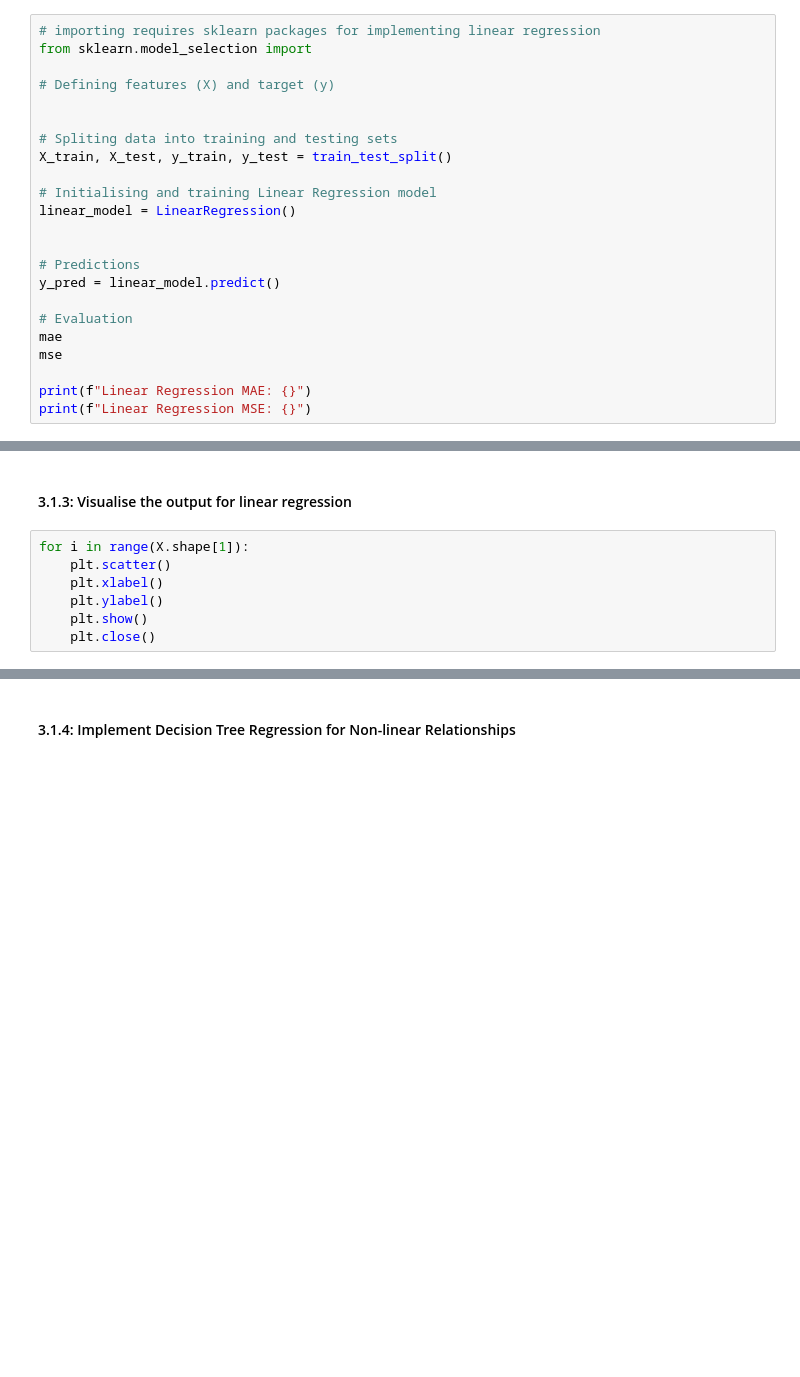
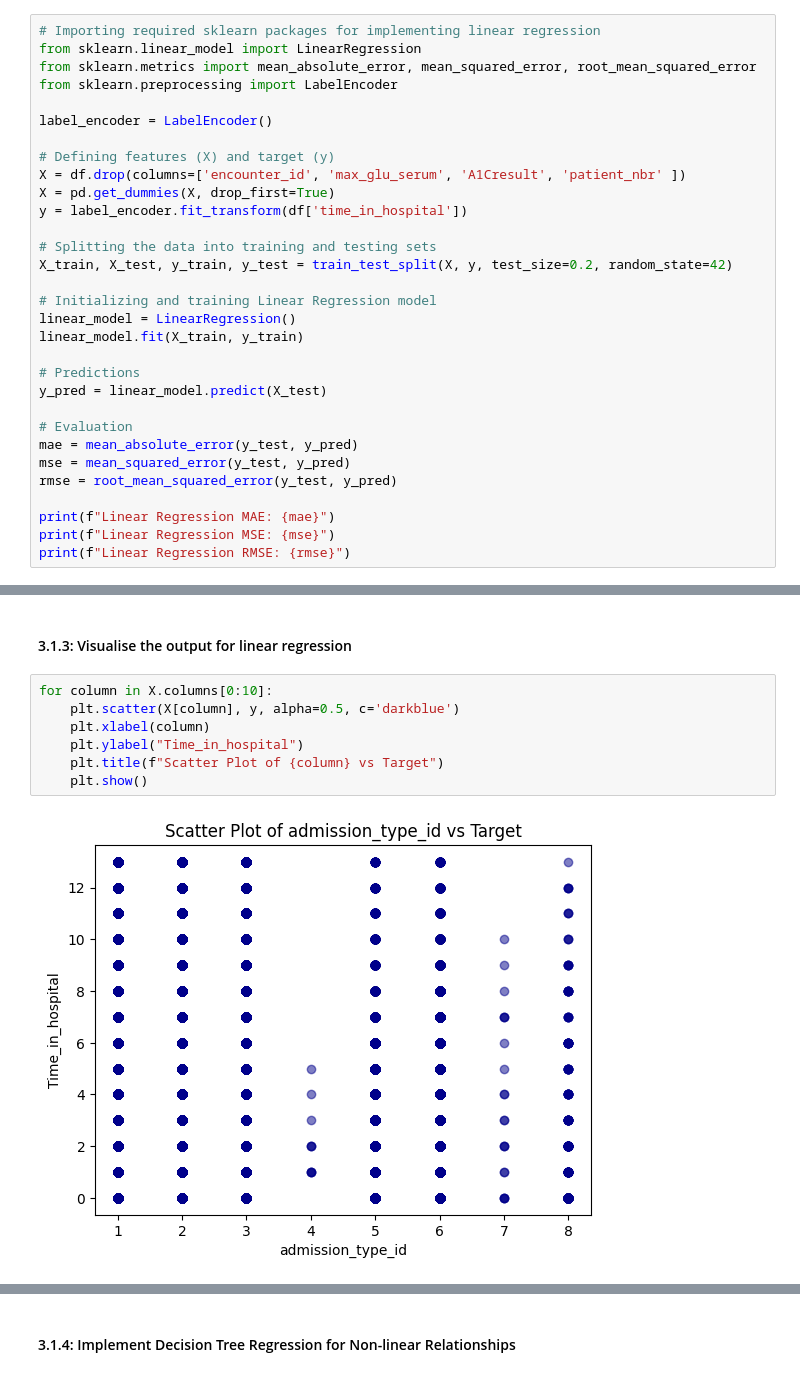
Before and after one commit to GabrielJukema233172/FinalDeliverables1B, a Jupyter notebook: CreativeBrief_GabrielJukema_233172.ipynb, the cells around one changed output, grey strips where cells are left out. Cells and saved outputs as stored; diff of their text form; blank space fills up the shorter version.

```diff
--- a/CreativeBrief_GabrielJukema_233172.ipynb
+++ b/CreativeBrief_GabrielJukema_233172.ipynb
@@ -245,25 +601,33 @@ Implement various machine learning algorithms for regression, classification and
 # %% [markdown]
 #### 3.1.2: Start to implement Linear Regression as a baseline model
 # %%
-# importing requires sklearn packages for implementing linear regression
-from sklearn.model_selection import
+# Importing required sklearn packages for implementing linear regression
+from sklearn.linear_model import LinearRegression
+from sklearn.metrics import mean_absolute_error, mean_squared_error, root_mean_squared_error
+from sklearn.preprocessing import LabelEncoder
+
+label_encoder = LabelEncoder()
 
 # Defining features (X) and target (y)
+X = df.drop(columns=['encounter_id', 'max_glu_serum', 'A1Cresult', 'patient_nbr' ])
+X = pd.get_dummies(X, drop_first=True)
+y = label_encoder.fit_transform(df['time_in_hospital'])
 
+# Splitting the data into training and testing sets
+X_train, X_test, y_train, y_test = train_test_split(X, y, test_size=0.2, random_state=42)
 
-# Spliting data into training and testing sets
-X_train, X_test, y_train, y_test = train_test_split()
-
-# Initialising and training Linear Regression model
+# Initializing and training Linear Regression model
 linear_model = LinearRegression()
-
+linear_model.fit(X_train, y_train)
 
 # Predictions
-y_pred = linear_model.predict()
+y_pred = linear_model.predict(X_test)
 
 # Evaluation
-mae
-mse
+mae = mean_absolute_error(y_test, y_pred)
+mse = mean_squared_error(y_test, y_pred)
+rmse = root_mean_squared_error(y_test, y_pred)
 
-print(f"Linear Regression MAE: {}")
-print(f"Linear Regression MSE: {}")
+print(f"Linear Regression MAE: {mae}")
+print(f"Linear Regression MSE: {mse}")
+print(f"Linear Regression RMSE: {rmse}")
@@ -271,10 +639,12 @@ print(f"Linear Regression MSE: {}")
 ##### You could try other linear models as well, such as Ridge, Lasso, useful information can be found [here](https://scikit-learn.org/stable/modules/linear_model.html#linear-model).
 # %% [markdown]
 #### 3.1.3: Visualise the output for linear regression
-# %%
-for i in range(X.shape[1]):
-    plt.scatter()
-    plt.xlabel()
-    plt.ylabel()
-    plt.show()
-    plt.close()
+# %%
+for column in X.columns[0:10]:
+    plt.scatter(X[column], y, alpha=0.5, c='darkblue')
+    plt.xlabel(column)
+    plt.ylabel("Time_in_hospital")
+    plt.title(f"Scatter Plot of {column} vs Target")
+    plt.show()
+# %% [output]
+[figure, added]
```
Also changed, not shown: parts of 89 cells of this notebook.
